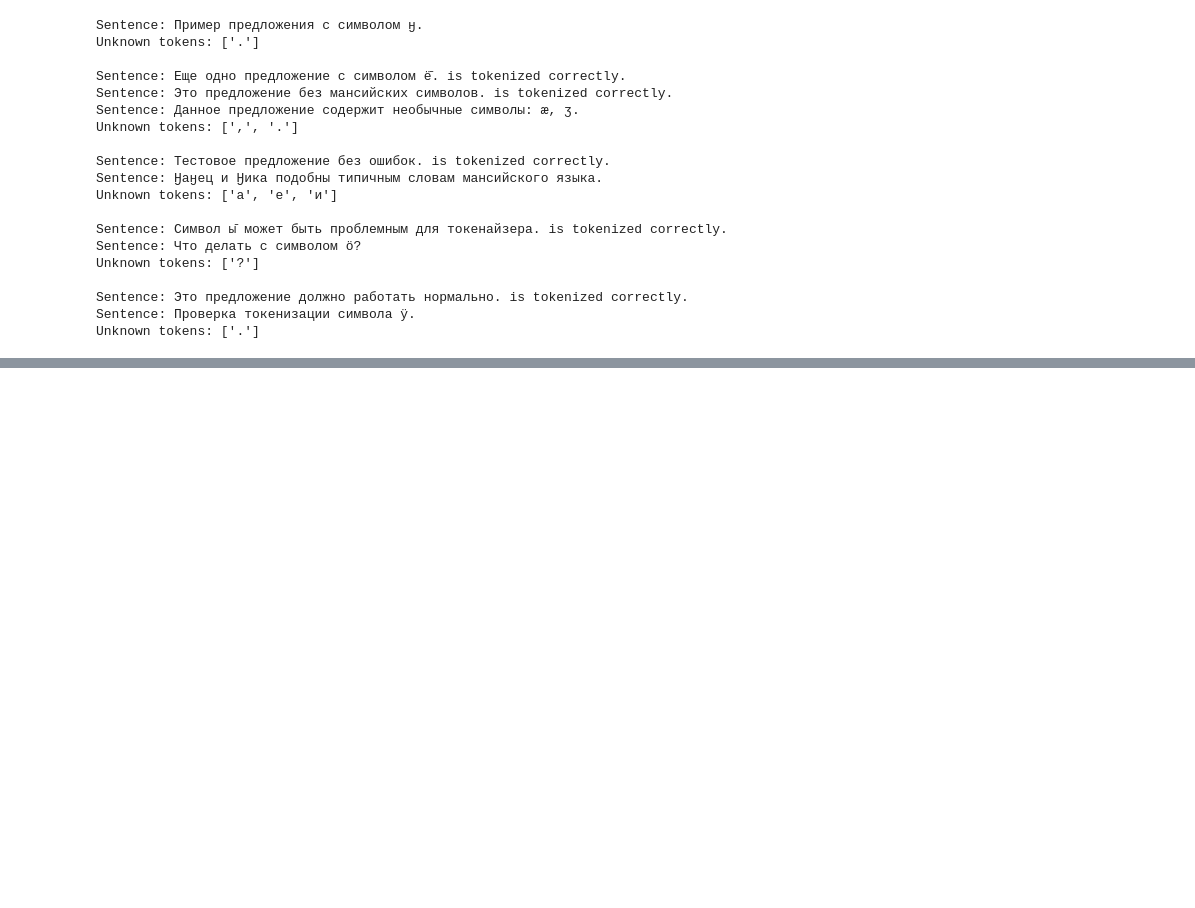
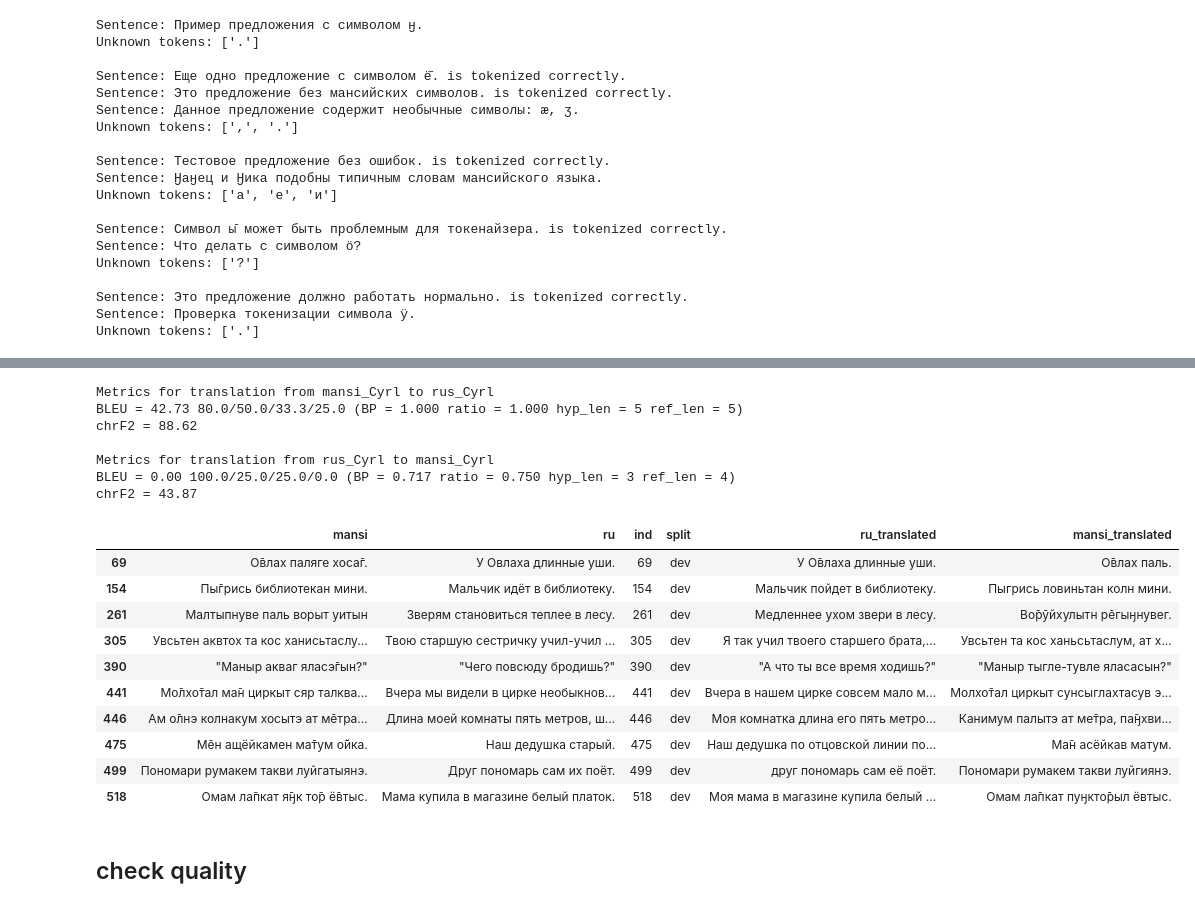
Before and after one commit to AkiRusProd/mansi-translator, a Jupyter notebook: research/lesha_baseline_nllb-russian-tyvan-finetune-tutorial-colab.ipynb, the cells around one changed output, grey strips where cells are left out. Cells and saved outputs as stored; diff of their text form; code cells hidden in the pictures; blank space fills up the shorter version.

Commit message:
reworked baseline. a lot of refactoring.fixed tokenizer

```diff
--- a/research/lesha_baseline_nllb-russian-tyvan-finetune-tutorial-colab.ipynb
+++ b/research/lesha_baseline_nllb-russian-tyvan-finetune-tutorial-colab.ipynb
@@ -1321,4 +253,0 @@ def translate(text, src_lang='rus_Cyrl', tgt_lang='eng_Latn', a=32, b=3, max_inp
-# %%
-t = "Пы̄грись библиотекан мини."
-print(translate(t, 'mansi_Cyrl', 'rus_Cyrl'))
-# ['серебро от времени чернеет']
@@ -1444,31 +253,0 @@ Special tokens have been added in the vocabulary, make sure the associated word
-# %%
-def translate(
-    text,
-    model,
-    tokenizer,
-    src_lang='rus_Cyrl',
-    tgt_lang='tyv_Cyrl',
-    max_length='auto',
-    num_beams=4,
-    no_repeat_ngram_size=4,
-    n_out=None,
-    **kwargs
-):
-    tokenizer.src_lang = src_lang
-    encoded = tokenizer(text, return_tensors="pt", truncation=True, max_length=512)
-    if max_length == 'auto':
-        max_length = int(32 + 2.0 * encoded.input_ids.shape[1])
-    model.eval()
-    generated_tokens = model.generate(
-        **encoded.to(model.device),
-        forced_bos_token_id=tokenizer.lang_code_to_id[tgt_lang],
-        max_length=max_length,
-        num_beams=num_beams,
-        no_repeat_ngram_size=no_repeat_ngram_size,
-        num_return_sequences=n_out or 1,
-        **kwargs
-    )
-    out = tokenizer.batch_decode(generated_tokens, skip_special_tokens=True)
-    if isinstance(text, str) and n_out is None:
-        return out[0]
-    return out
@@ -1507,0 +771,31 @@ translate_wrapper("красная птица", 'Русский | Russian', 'Ту
+# %%
+df_with_metrics = evaluate_model(
+    model2_1,
+    tokenizer2_1,
+    df_dev_mansi[:10],
+    lang_1_code='mansi_Cyrl',
+    lang_2_code='rus_Cyrl',
+    num_beams=4
+)
+df_with_metrics
+# %% [output]
+Metrics for translation from mansi_Cyrl to rus_Cyrl
+BLEU = 42.73 80.0/50.0/33.3/25.0 (BP = 1.000 ratio = 1.000 hyp_len = 5 ref_len = 5)
+chrF2 = 88.62
+
+Metrics for translation from rus_Cyrl to mansi_Cyrl
+BLEU = 0.00 100.0/25.0/25.0/0.0 (BP = 0.717 ratio = 0.750 hyp_len = 3 ref_len = 4)
+chrF2 = 43.87
+|  | mansi | ru | ind | split | ru_translated | mansi_translated |
+| 69 | О̄влах паляге хоса̄г. | У Овлаха длинные уши. | 69 | dev | У О̄влаха длинные уши. | О̄влах паль. |
+| 154 | Пы̄грись библиотекан мини. | Мальчик идёт в библиотеку. | 154 | dev | Мальчик пойдет в библиотеку. | Пыгрись ловиньтан колн мини. |
+| 261 | Малтыпнуве паль ворыт уитын | Зверям становиться теплее в лесу. | 261 | dev | Медленнее ухом звери в лесу. | Во̄рӯйхулытн рēгыӈнувег. |
+| 305 | Увсьтен аквтох та кос ханисьтаслу... | Твою старшую сестричку учил-учил ... | 305 | dev | Я так учил твоего старшего брата,... | Увсьтен та кос ханьсьтаслум, ат х... |
+| 390 | "Маныр акваг яласэ̄гын?" | "Чего повсюду бродишь?" | 390 | dev | "А что ты все время ходишь?" | "Маныр тыгле-тувле яласасын?" |
+| 441 | Мо̄лхо̄тал ма̄н циркыт сяр талква... | Вчера мы видели в цирке необыкнов... | 441 | dev | Вчера в нашем цирке совсем мало м... | Молхо̄тал циркыт сунсыглахтасув э... |
+| 446 | Ам о̄лнэ колнакум хосытэ ат мēтра... | Длина моей комнаты пять метров, ш... | 446 | dev | Моя комнатка длина его пять метро... | Канимум палытэ ат ме̄тра, па̄ӈхви... |
+| 475 | Мēн ащёйкамен ма̄тум о̄йка. | Наш дедушка старый. | 475 | dev | Наш дедушка по отцовской линии по... | Ма̄н асёйкав матум. |
+| 499 | Пономари румакем такви луйгатыянэ. | Друг пономарь сам их поёт. | 499 | dev | друг пономарь сам её поёт. | Пономари румакем такви луйгиянэ. |
+| 518 | Омам ла̄пкат я̄ӈк то̄р ё̄втыс. | Мама купила в магазине белый платок. | 518 | dev | Моя мама в магазине купила белый ... | Омам ла̄пкат пуӈкто̄рыл ёвтыс. |
+# %% [markdown]
+## check quality
```
Also changed, not shown: parts of 190 cells of this notebook.
